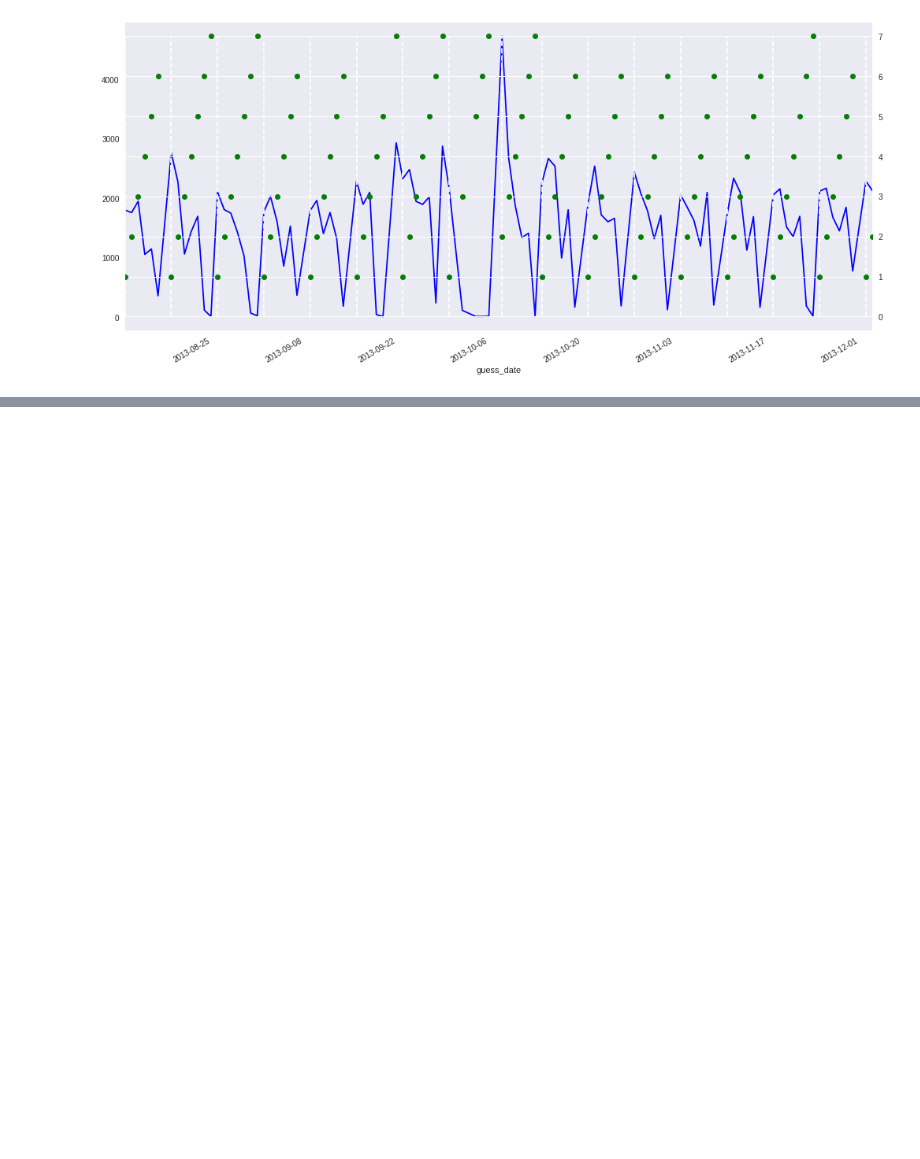
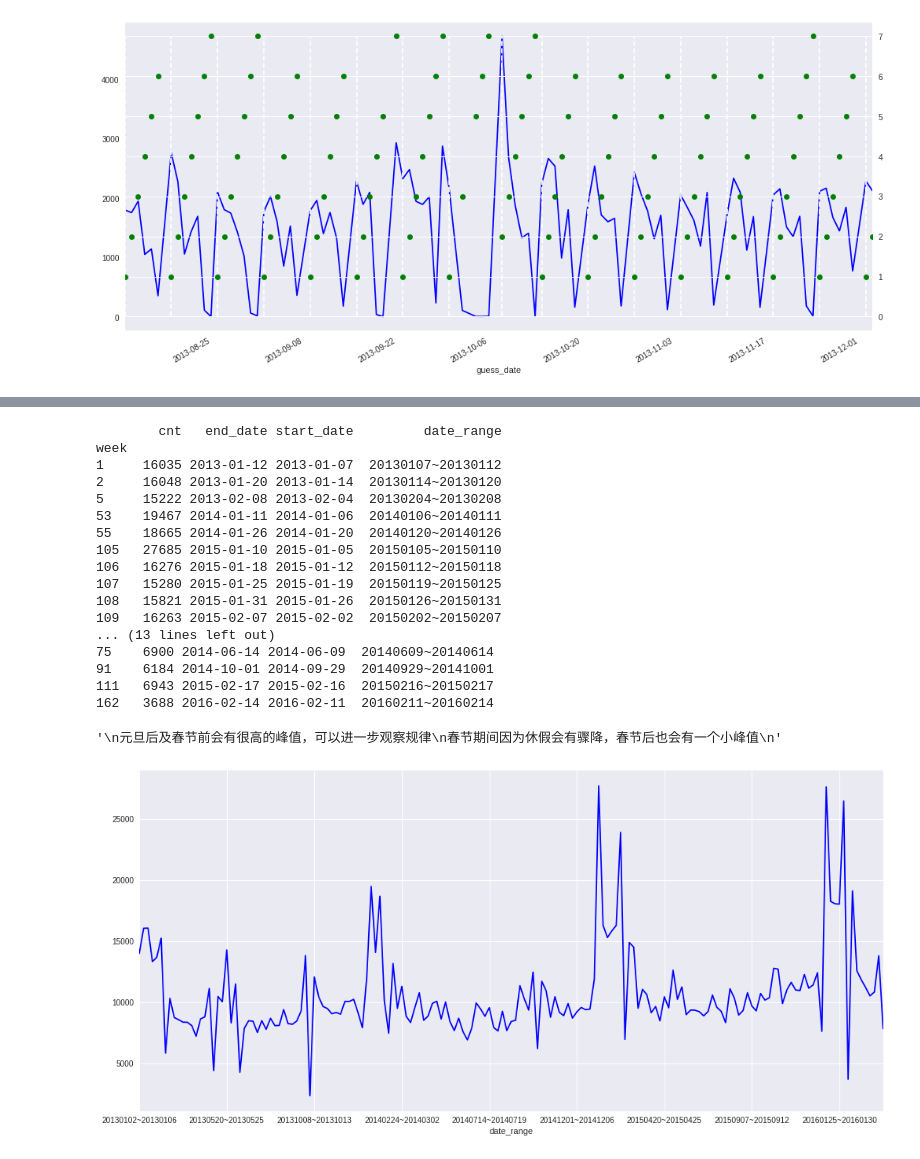
Before and after one commit to YunaQiu/yancheng_borad, a Jupyter notebook: analysis.ipynb, the cells around one changed output, grey strips where cells are left out. Cells and saved outputs as stored; diff of their text form; code cells hidden in the pictures; blank space fills up the shorter version.

```diff
--- a/analysis.ipynb
+++ b/analysis.ipynb
@@ -125,14 +126,19 @@ plt.vlines(x=testDf[testDf.new_week].index,ymin=0,ymax=7,colors='w',linestyles='
 [figure]
 # %%
 # 给数据添加日期字段
-def addGuessDate(df, startYear, startMonth, startDay):
-    startDate = date(startYear, startMonth, startDay)
-    df['guess_date'] = df['day'].map(lambda x: startDate + timedelta(days=x))
+def addGuessDate(df, startDate):
+    if isinstance(startDate, str):
+        startDate = datetime.strptime(startDate, '%Y-%m-%d')
+    df['guess_date'] = df['week']*7 + df['day_of_week']
+    df['guess_date'] = df['guess_date'].map(lambda x: startDate + timedelta(days=x))
+    df['year'] = df['guess_date'].map(lambda x: x.year)
+    df['month'] = df['guess_date'].map(lambda x: x.month)
+    df['day'] = df['guess_date'].map(lambda x: x.day)
     df['guess_date'] = pd.to_datetime(df['guess_date'])
     return df
 # %%
 # 尝试给数据加日期
-dataDf = addGuessDate(dataDf,2012,12,30)
+dataDf = addGuessDate(dataDf,'2012-12-30')
 print(dataDf[dataDf.week.isin(unusualWeek)])
 '''
 与异常周的时间相比对，发现明显异常的周，其猜测日期基本在节假日附近
@@ -318,3 +324,9 @@ plt.vlines(x=drawDf[drawDf.new_week].index,ymin=0,ymax=7,colors='w',linestyles='
 # %% [output]
 <matplotlib.collections.LineCollection at 0x...>
 [figure]
+# %%
+# 探寻周统计特征
+weekDf = pd.pivot_table(dataDf, index=['week'], values=["cnt","guess_date"], aggfunc={"cnt":np.sum, "guess_date":[np.min,np.max]})
+weekDf.columns = ['cnt', 'end_date', 'start_date']
+weekDf['date_range'] = weekDf.apply(lambda x: x.start_date.strftime('%Y%m%d') + "~" + x.end_date.strftime('%Y%m%d'), axis=1)
+print(weekDf.head(10))
@@ -320,0 +346,32 @@ plt.vlines(x=drawDf[drawDf.new_week].index,ymin=0,ymax=7,colors='w',linestyles='
+# %%
+# 绘制周上牌量变化曲线
+drawDf = weekDf.copy()
+fig, ax = plt.subplots(figsize=(17,8))
+drawDf.set_index('date_range', inplace=True)
+drawDf['cnt'].plot(ax=ax, style='b-')
+print(weekDf[weekDf.cnt > 15000])
+print(weekDf[weekDf.cnt < 7000])
+'''
+元旦后及春节前会有很高的峰值，可以进一步观察规律
+春节期间因为休假会有骤降，春节后也会有一个小峰值
+'''
+# %% [output]
+        cnt   end_date start_date         date_range
+week
+1     16035 2013-01-12 2013-01-07  20130107~20130112
+2     16048 2013-01-20 2013-01-14  20130114~20130120
+5     15222 2013-02-08 2013-02-04  20130204~20130208
+53    19467 2014-01-11 2014-01-06  20140106~20140111
+55    18665 2014-01-26 2014-01-20  20140120~20140126
+105   27685 2015-01-10 2015-01-05  20150105~20150110
+106   16276 2015-01-18 2015-01-12  20150112~20150118
+107   15280 2015-01-25 2015-01-19  20150119~20150125
+108   15821 2015-01-31 2015-01-26  20150126~20150131
+109   16263 2015-02-07 2015-02-02  20150202~20150207
+... (13 lines left out)
+75    6900 2014-06-14 2014-06-09  20140609~20140614
+91    6184 2014-10-01 2014-09-29  20140929~20141001
+111   6943 2015-02-17 2015-02-16  20150216~20150217
+162   3688 2016-02-14 2016-02-11  20160211~20160214
+'\n元旦后及春节前会有很高的峰值，可以进一步观察规律\n春节期间因为休假会有骤降，春节后也会有一个小峰值\n'
+[figure, added]
```
Also changed, not shown: parts of 6 cells of this notebook, 4 other files.
